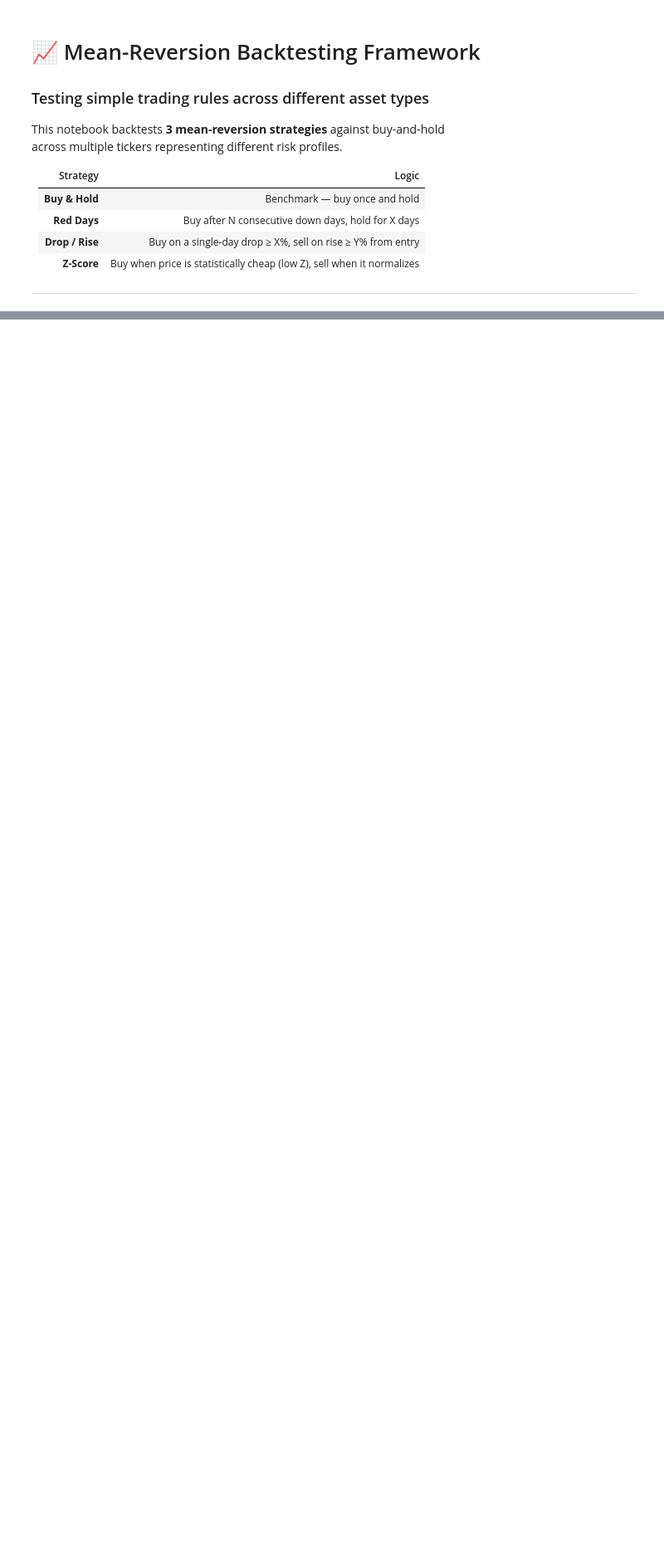
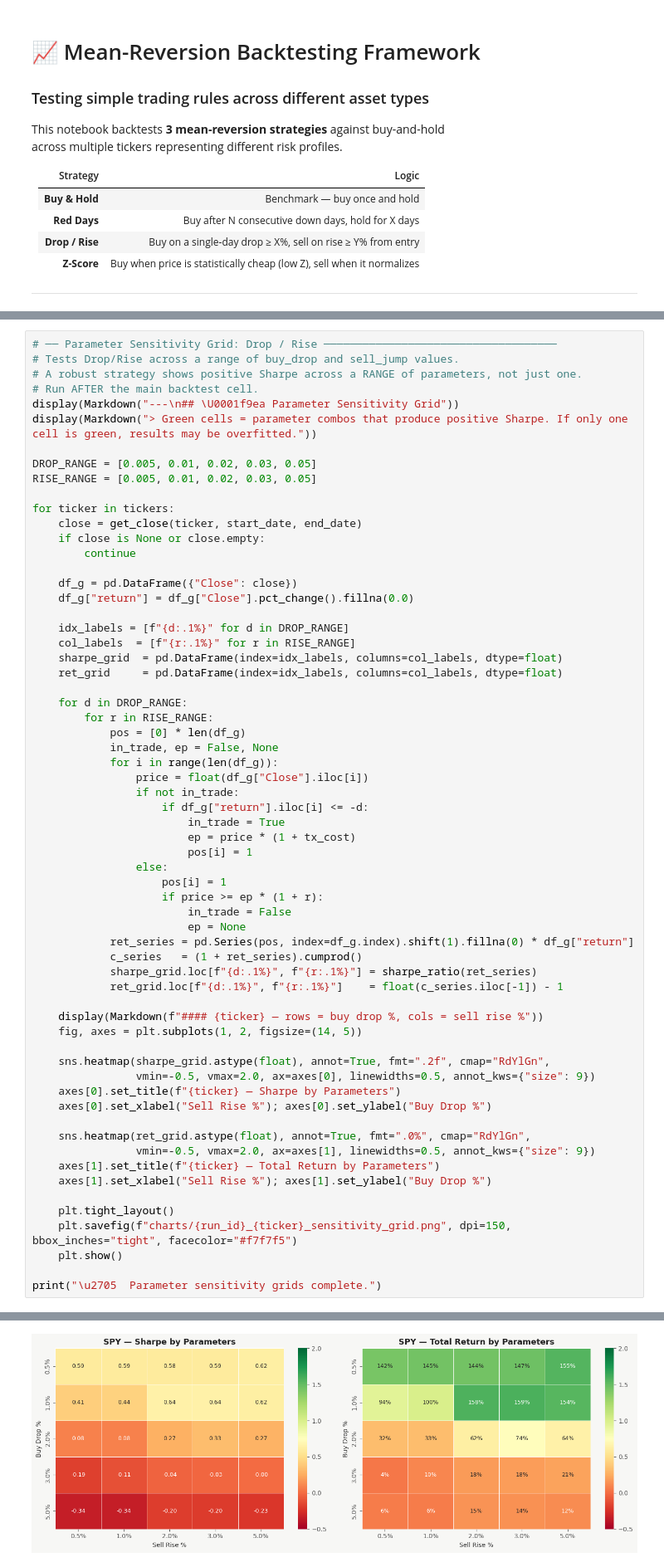
Before and after one commit to Owl-29/algo-trading-backtest, a Jupyter notebook: Algo_Trading_Backtest.ipynb, the cells around one changed output, grey strips where cells are left out. Shown at 83% size. Cells and saved outputs as stored; diff of their text form; blank space fills up the shorter version.

```diff
--- a/Algo_Trading_Backtest.ipynb
+++ b/Algo_Trading_Backtest.ipynb
@@ -503,0 +586,64 @@ print("   charts/")
+# %%
+# ── Parameter Sensitivity Grid: Drop / Rise ────────────────────────────────────
+# Tests Drop/Rise across a range of buy_drop and sell_jump values.
+# A robust strategy shows positive Sharpe across a RANGE of parameters, not just one.
+# Run AFTER the main backtest cell.
+display(Markdown("---\n## \U0001f9ea Parameter Sensitivity Grid"))
+display(Markdown("> Green cells = parameter combos that produce positive Sharpe. If only one cell is green, results may be overfitted."))
+
+DROP_RANGE = [0.005, 0.01, 0.02, 0.03, 0.05]
+RISE_RANGE = [0.005, 0.01, 0.02, 0.03, 0.05]
+
+for ticker in tickers:
+    close = get_close(ticker, start_date, end_date)
+    if close is None or close.empty:
+        continue
+
+    df_g = pd.DataFrame({"Close": close})
+    df_g["return"] = df_g["Close"].pct_change().fillna(0.0)
+
+    idx_labels = [f"{d:.1%}" for d in DROP_RANGE]
+    col_labels  = [f"{r:.1%}" for r in RISE_RANGE]
+    sharpe_grid  = pd.DataFrame(index=idx_labels, columns=col_labels, dtype=float)
+    ret_grid     = pd.DataFrame(index=idx_labels, columns=col_labels, dtype=float)
+
+    for d in DROP_RANGE:
+        for r in RISE_RANGE:
+            pos = [0] * len(df_g)
+            in_trade, ep = False, None
+            for i in range(len(df_g)):
+                price = float(df_g["Close"].iloc[i])
+                if not in_trade:
+                    if df_g["return"].iloc[i] <= -d:
+                        in_trade = True
+                        ep = price * (1 + tx_cost)
+                        pos[i] = 1
+                else:
+                    pos[i] = 1
+                    if price >= ep * (1 + r):
+                        in_trade = False
+                        ep = None
+            ret_series = pd.Series(pos, index=df_g.index).shift(1).fillna(0) * df_g["return"]
+            c_series   = (1 + ret_series).cumprod()
+            sharpe_grid.loc[f"{d:.1%}", f"{r:.1%}"] = sharpe_ratio(ret_series)
+            ret_grid.loc[f"{d:.1%}", f"{r:.1%}"]    = float(c_series.iloc[-1]) - 1
+
+    display(Markdown(f"#### {ticker} — rows = buy drop %, cols = sell rise %"))
+    fig, axes = plt.subplots(1, 2, figsize=(14, 5))
+
+    sns.heatmap(sharpe_grid.astype(float), annot=True, fmt=".2f", cmap="RdYlGn",
+                vmin=-0.5, vmax=2.0, ax=axes[0], linewidths=0.5, annot_kws={"size": 9})
+    axes[0].set_title(f"{ticker} — Sharpe by Parameters")
+    axes[0].set_xlabel("Sell Rise %"); axes[0].set_ylabel("Buy Drop %")
+
+    sns.heatmap(ret_grid.astype(float), annot=True, fmt=".0%", cmap="RdYlGn",
+                vmin=-0.5, vmax=2.0, ax=axes[1], linewidths=0.5, annot_kws={"size": 9})
+    axes[1].set_title(f"{ticker} — Total Return by Parameters")
+    axes[1].set_xlabel("Sell Rise %"); axes[1].set_ylabel("Buy Drop %")
+
+    plt.tight_layout()
+    plt.savefig(f"charts/{run_id}_{ticker}_sensitivity_grid.png", dpi=150, bbox_inches="tight", facecolor="#f7f7f5")
+    plt.show()
+
+print("\u2705  Parameter sensitivity grids complete.")
+# %% [output]
@@ -503,0 +654 @@ print("   charts/")
+[figure, added]
```
Also changed, not shown: parts of 11 cells of this notebook, 1 other file.
